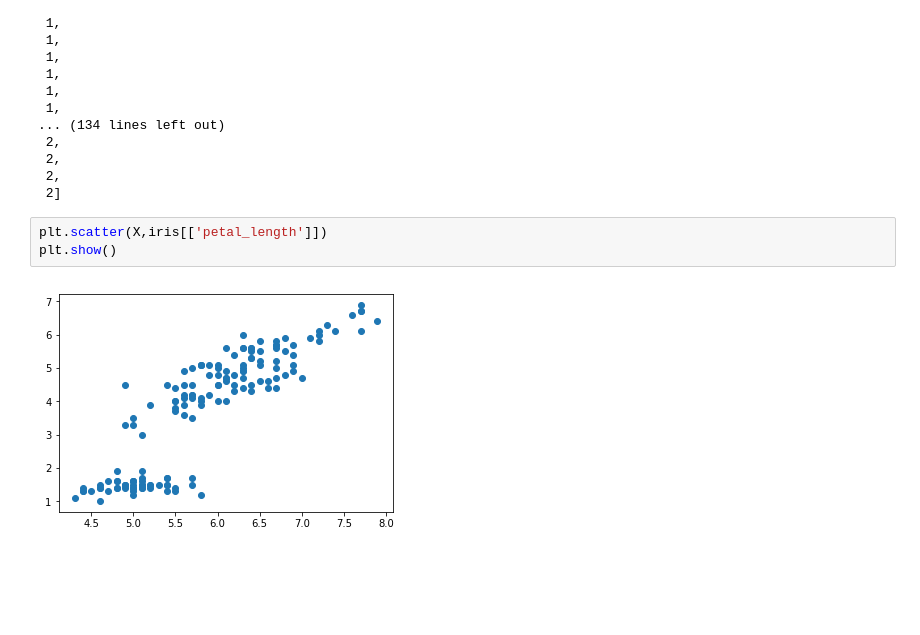
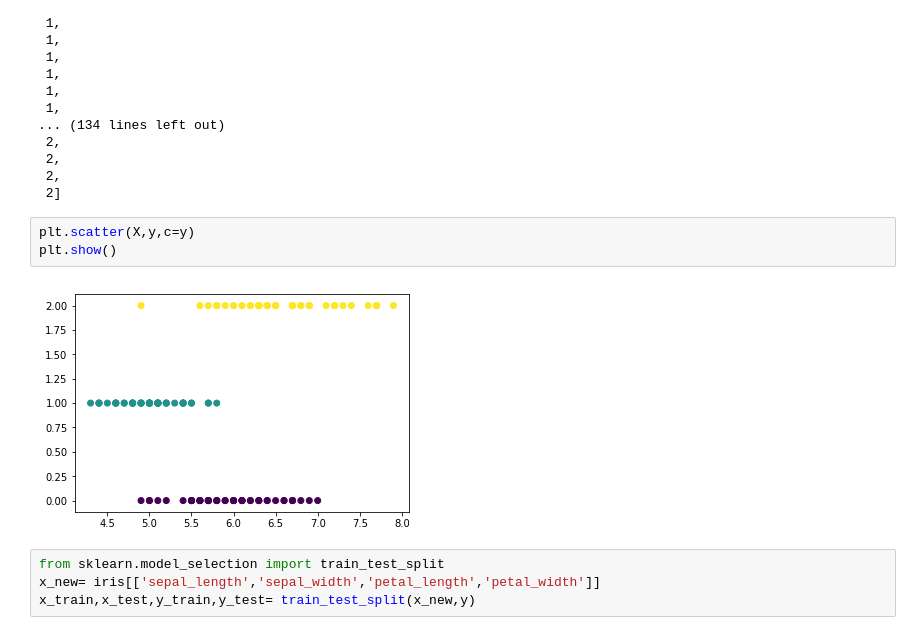
Before and after one commit to Tanyashinde/Machine-Learning, a Jupyter notebook: KNN on IRIS Flower Dataset.ipynb, the cells around one changed output. Cells and saved outputs as stored; diff of their text form; blank space fills up the shorter version.

```diff
--- a/KNN on IRIS Flower Dataset.ipynb
+++ b/KNN on IRIS Flower Dataset.ipynb
@@ -57,7 +57,11 @@ y
  2,
  2]
 # %%
-plt.scatter(X,iris[['petal_length']])
+plt.scatter(X,y,c=y)
 plt.show()
 # %% [output]
-[figure, old version]
+[figure, new version]
+# %%
+from sklearn.model_selection import train_test_split
+x_new= iris[['sepal_length','sepal_width','petal_length','petal_width']]
+x_train,x_test,y_train,y_test= train_test_split(x_new,y)
```
Also changed, not shown: parts of 3 cells of this notebook.
